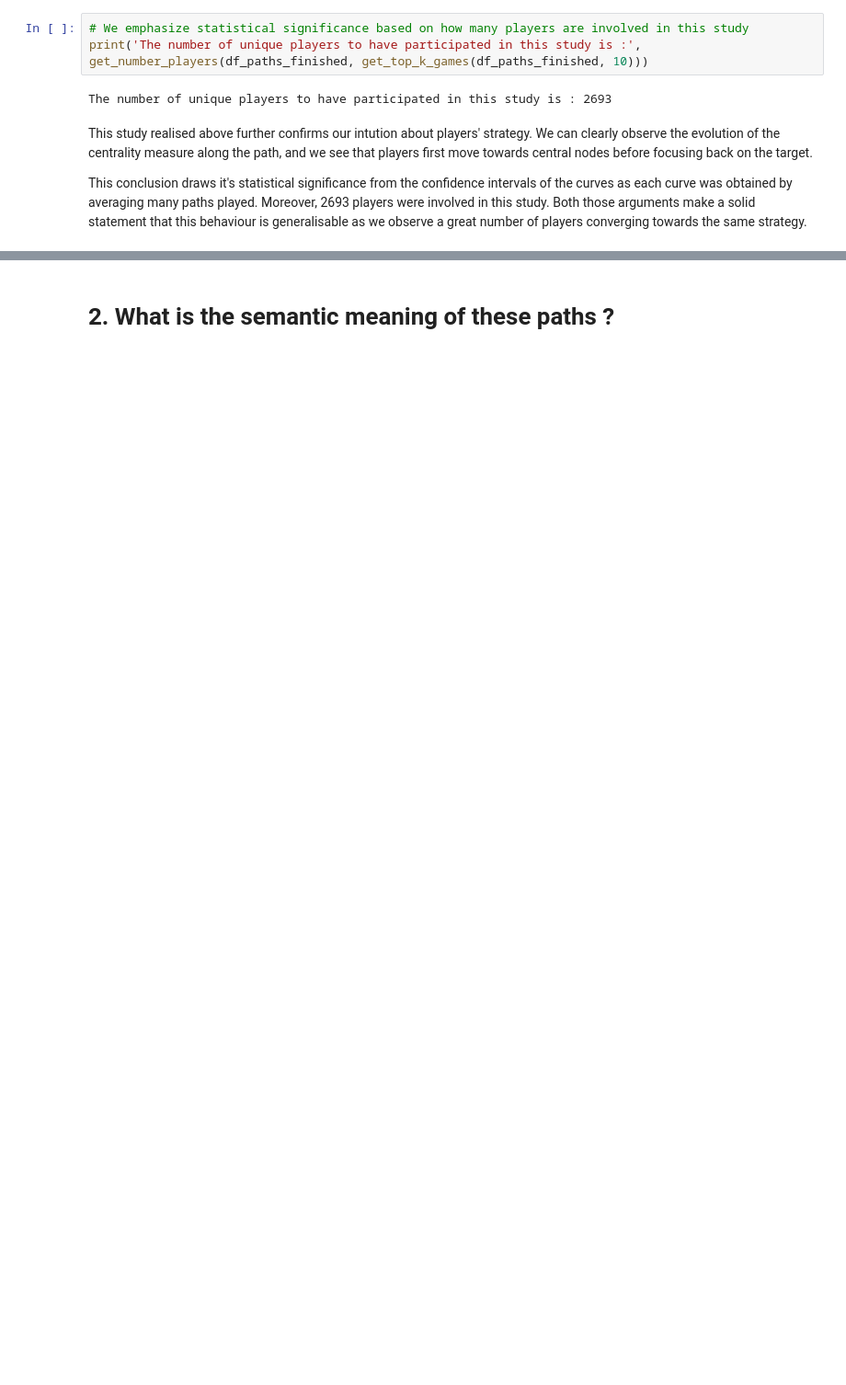
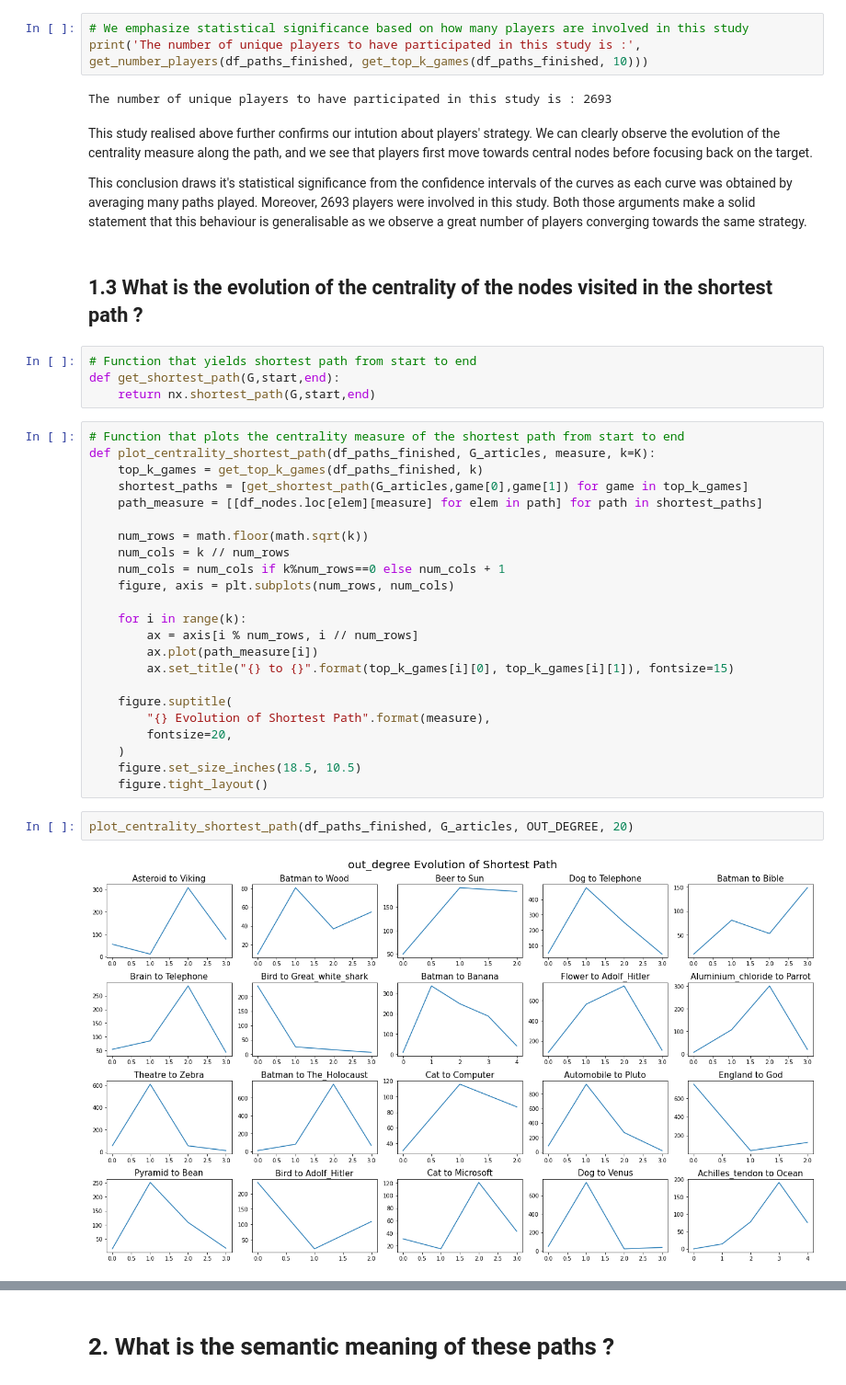
Before and after one commit to khalilacheche/ada-2022-project-adaes, a Jupyter notebook: How_Predictable_Are_Humans.ipynb, the cells around one changed output, grey strips where cells are left out. Shown at 92% size. Saved outputs shown, nothing was run; the diff lists cells and outputs as text; blank space fills up the shorter version.

```diff
--- a/How_Predictable_Are_Humans.ipynb
+++ b/How_Predictable_Are_Humans.ipynb
@@ -249,3 +288,36 @@ This study realised above further confirms our intution about players' strategy.
 
 This conclusion draws it's statistical significance from the confidence intervals of the curves as each curve was obtained by averaging many paths played. Moreover, 2693 players were involved in this study.
 Both those arguments make a solid statement that this behaviour is generalisable as we observe a great number of players converging towards the same strategy.
+# %% [markdown]
+## 1.3 What is the evolution of the centrality of the nodes visited in the shortest path ?
+# %%
+# Function that yields shortest path from start to end
+def get_shortest_path(G,start,end):
+    return nx.shortest_path(G,start,end)
+# %%
+# Function that plots the centrality measure of the shortest path from start to end
+def plot_centrality_shortest_path(df_paths_finished, G_articles, measure, k=K):
+    top_k_games = get_top_k_games(df_paths_finished, k)
+    shortest_paths = [get_shortest_path(G_articles,game[0],game[1]) for game in top_k_games]
+    path_measure = [[df_nodes.loc[elem][measure] for elem in path] for path in shortest_paths]
+
+    num_rows = math.floor(math.sqrt(k))
+    num_cols = k // num_rows
+    num_cols = num_cols if k%num_rows==0 else num_cols + 1
+    figure, axis = plt.subplots(num_rows, num_cols)
+
+    for i in range(k):
+        ax = axis[i % num_rows, i // num_rows]
+        ax.plot(path_measure[i])
+        ax.set_title("{} to {}".format(top_k_games[i][0], top_k_games[i][1]), fontsize=15)
+
+    figure.suptitle(
+        "{} Evolution of Shortest Path".format(measure),
+        fontsize=20,
+    )
+    figure.set_size_inches(18.5, 10.5)
+    figure.tight_layout()
+# %%
+plot_centrality_shortest_path(df_paths_finished, G_articles, OUT_DEGREE, 20)
+# %% [output]
+[figure, added]
```
Also changed, not shown: parts of 42 cells of this notebook, 3 other files.
